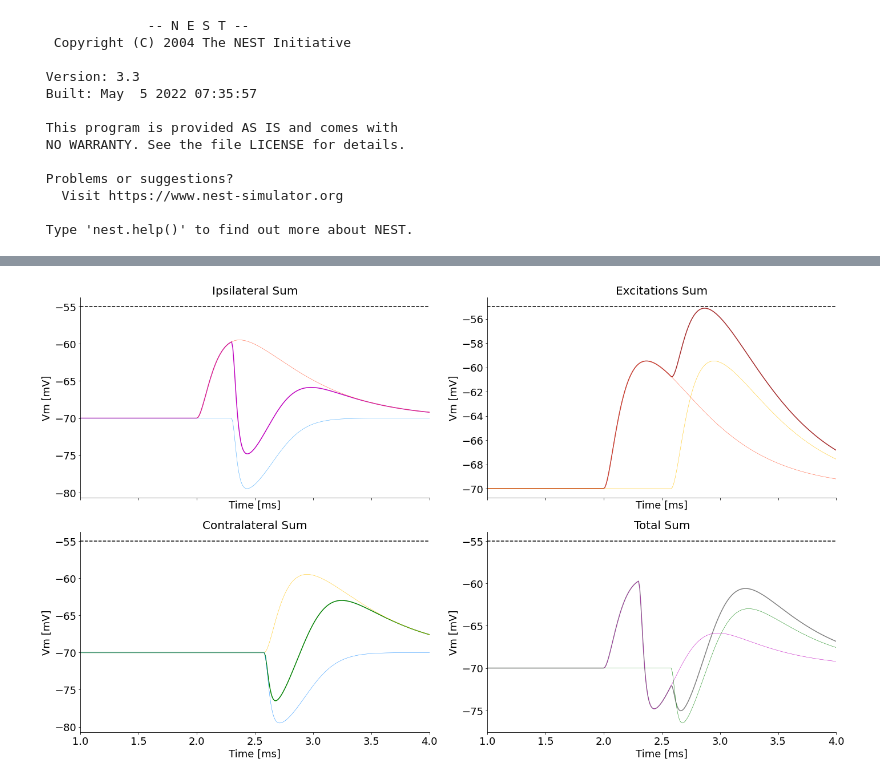
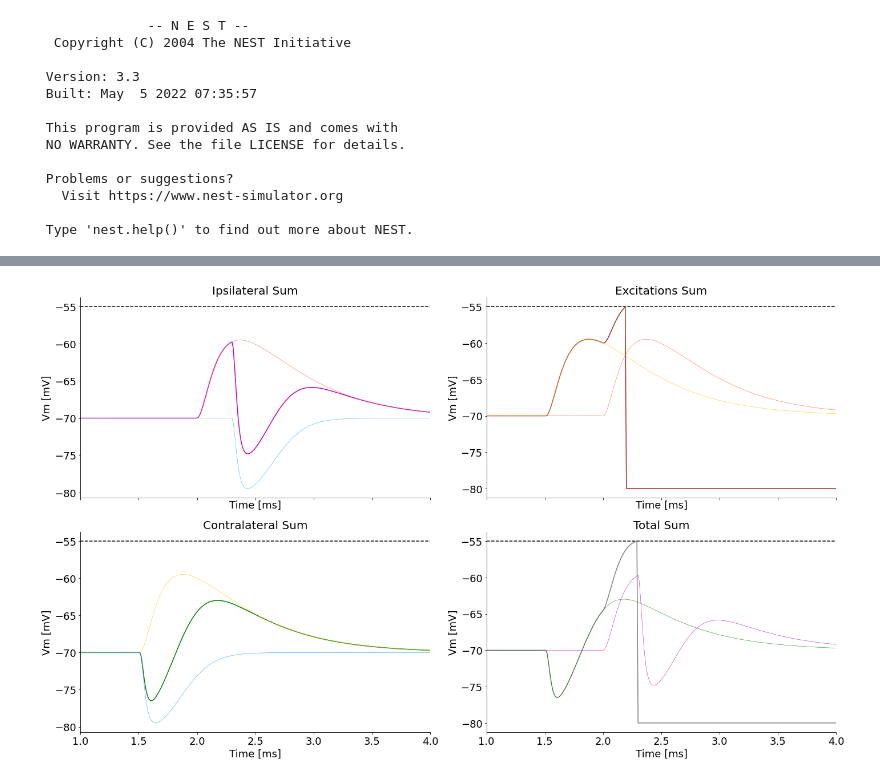
Before and after one commit to francescodesantis/cosyne-tutorial-2022, a Jupyter notebook: codes/MSO_fake.ipynb, the cells around one changed output, grey strips where cells are left out. Saved outputs shown, nothing was run; the diff lists cells and outputs as text; code cells hidden in the pictures.

```diff
--- a/codes/MSO_fake.ipynb
+++ b/codes/MSO_fake.ipynb
@@ -18,7 +18,7 @@ from matplotlib import rcParams
 
  Type 'nest.help()' to find out more about NEST.
 # %%
-angle = 60
+angle = -47
 
 tone = 100
 time_sim = 1000
@@ -172,4 +172,4 @@ ITD: 0.58
-[figure, old version]
+[figure, new version]
 # %%
 fig, ax = plt.subplots(4, figsize=(16,16), sharey = True, sharex = True)
 
```
Also changed, not shown: parts of 2 cells of this notebook, 5 other files.
